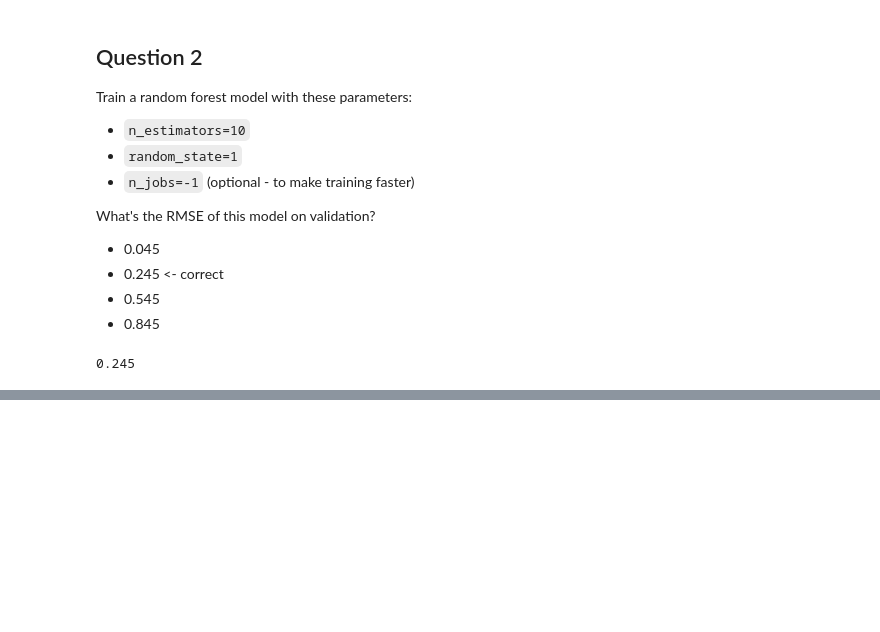
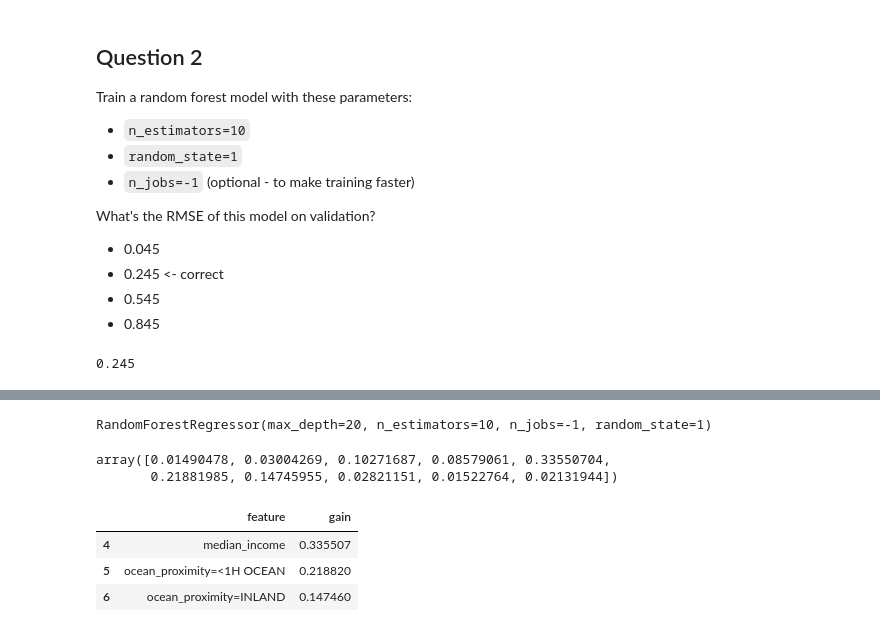
Before and after one commit to nadia-paz/ML-Zoomcamp, a Jupyter notebook: week6/homework.ipynb, the cells around one changed output, grey strips where cells are left out. Drawn from its saved outputs; the diff is of its cells as text; code cells hidden in the pictures; blank space fills up the shorter version.

```diff
--- a/week6/homework.ipynb
+++ b/week6/homework.ipynb
@@ -228,0 +324,18 @@ After which value of `n_estimators` does RMSE stop improving?
+# %%
+rf = RandomForestRegressor(n_estimators=10, max_depth=20, random_state=1, n_jobs=-1)
+rf.fit(X_train, y_train)
+# %% [output]
+RandomForestRegressor(max_depth=20, n_estimators=10, n_jobs=-1, random_state=1)
+# %%
+rf.feature_importances_
+# %% [output]
+array([0.01490478, 0.03004269, 0.10271687, 0.08579061, 0.33550704,
+       0.21881985, 0.14745955, 0.02821151, 0.01522764, 0.02131944])
+# %%
+fi = list(zip(dv.feature_names_, rf.feature_importances_))
+pd.DataFrame(fi, columns=['feature', 'gain']).sort_values(by='gain', ascending=False).head(3)
+# %% [output]
+|  | feature | gain |
+| 4 | median_income | 0.335507 |
+| 5 | ocean_proximity=<1H OCEAN | 0.218820 |
+| 6 | ocean_proximity=INLAND | 0.147460 |
```
Also changed, not shown: parts of 18 cells of this notebook.
